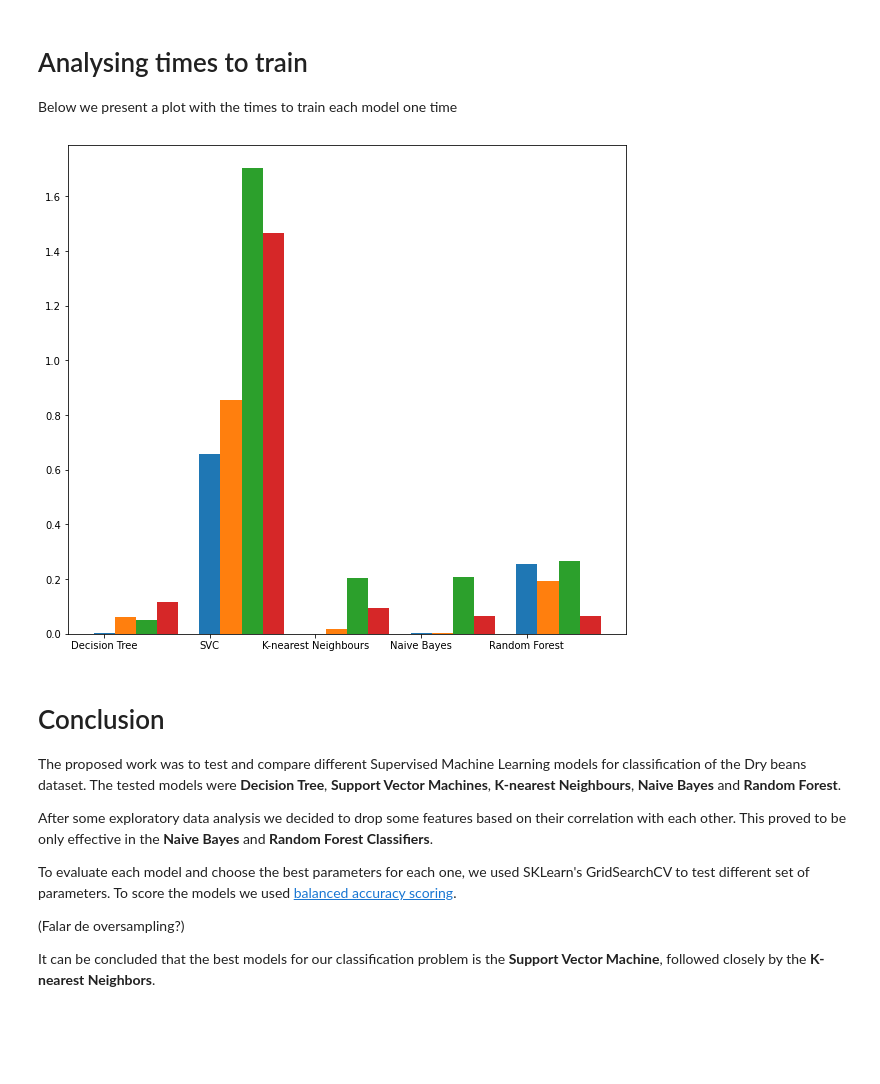
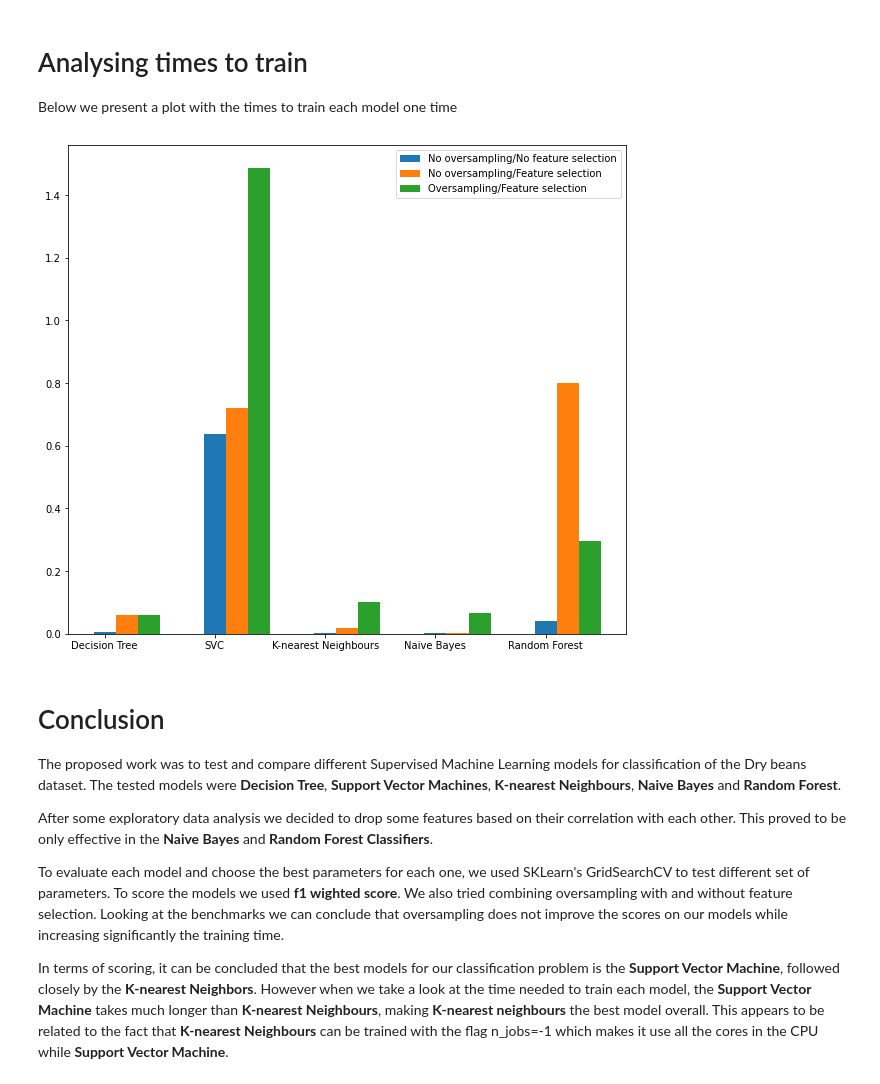
Before and after one commit to Educorreia932/FEUP-IART, a Jupyter notebook: src/notebook.ipynb, the cells around one changed output. Cells and saved outputs as stored; diff of their text form; code cells hidden in the pictures; blank space fills up the shorter version.

```diff
--- a/src/notebook.ipynb
+++ b/src/notebook.ipynb
@@ -569,47 +551,45 @@ times = {
     "Decision Tree" : [
         measure_time(original_bean_data, DecisionTreeClassifier(), dt_original.best_params_),
         measure_time(bean_data, DecisionTreeClassifier(), dt.best_params_),
-        measure_time(original_bean_data, DecisionTreeClassifier(), dt.best_params_, oversample=False), # TODO change
         measure_time(bean_data, DecisionTreeClassifier(), dt_os_fs.best_params_, oversample=True)
     ],
     "SVC" : [
         measure_time(original_bean_data, SVC(), svc_original.best_params_, scaler=StandardScaler()),
         measure_time(bean_data, SVC(), svc.best_params_, scaler=StandardScaler()),
-        measure_time(original_bean_data, SVC(), svc_os.best_params_, oversample=True, scaler=StandardScaler()),
         measure_time(bean_data, SVC(), svc_os_fs.best_params_, oversample=True, scaler=StandardScaler())
     ],
     "K-nearest Neighbours" : [
         measure_time(original_bean_data, neighbors.KNeighborsClassifier(), knn_original.best_params_, scaler=StandardScaler()),
         measure_time(bean_data, neighbors.KNeighborsClassifier(), knn.best_params_, scaler=StandardScaler()),
-        measure_time(original_bean_data, neighbors.KNeighborsClassifier(), knn_os.best_params_, oversample=True, scaler=StandardScaler()),
         measure_time(bean_data, neighbors.KNeighborsClassifier(), knn_os_fs.best_params_, oversample=True, scaler=StandardScaler())
     ],
     "Naive Bayes" : [
         measure_time(original_bean_data, GaussianNB(), nb_original.best_params_, scaler=StandardScaler()),
         measure_time(bean_data, GaussianNB(), nb.best_params_, scaler=StandardScaler()),
-        measure_time(original_bean_data, GaussianNB(), nb_os.best_params_, oversample=True, scaler=StandardScaler()),
         measure_time(bean_data, GaussianNB(), nb_os_fs.best_params_, oversample=True, scaler=StandardScaler())
     ],
     "Random Forest" : [
         measure_time(original_bean_data, RandomForestClassifier(), rfc_original.best_params_),
         measure_time(bean_data, RandomForestClassifier(), rfc.best_params_),
-        measure_time(original_bean_data, RandomForestClassifier(), rfc_os.best_params_, oversample=True),
         measure_time(bean_data, RandomForestClassifier(), rfc_os_fs.best_params_, oversample=True)
     ]
 }
+
+labels = ["No oversampling/No feature selection","No oversampling/Feature selection", "Oversampling/Feature selection"]
 
 ind = np.arange(5)
 
 plt.figure(figsize=(10,9))
 plt.bar(ind, [i[0] for i in times.values()], 0.2)
 ax = plt.bar(ind + 0.2, [i[1] for i in times.values()], 0.2)
 ax = plt.bar(ind + 0.4, [i[2] for i in times.values()], 0.2)
-ax = plt.bar(ind + 0.6, [i[3] for i in times.values()], 0.2)
 plt.xticks(ind, times.keys())
+plt.legend(labels,loc=1)
+
 # plt.ylim(0.7, 1)
 plt.show()
 # %% [output]
-[figure, old version]
+[figure, new version]
 # %% [markdown]
 # Conclusion
 
@@ -617,8 +597,6 @@ The proposed work was to test and compare different Supervised Machine Learning
 
 After some exploratory data analysis we decided to drop some features based on their correlation with each other. This proved to be only effective in the **Naive Bayes** and **Random Forest Classifiers**.
 
-To evaluate each model and choose the best parameters for each one, we used SKLearn's GridSearchCV to test different set of parameters. To score the models we used [balanced accuracy scoring](https://scikit-learn.org/stable/modules/model_evaluation.html#balanced-accuracy-score).
+To evaluate each model and choose the best parameters for each one, we used SKLearn's GridSearchCV to test different set of parameters. To score the models we used **f1 wighted score**. We also tried combining oversampling with and without feature selection. Looking at the benchmarks we can conclude that oversampling does not improve the scores on our models while increasing significantly the training time.
 
-(Falar de oversampling?)
-
-It can be concluded that the best models for our classification problem is the **Support Vector Machine**, followed closely by the **K-nearest Neighbors**.
+In terms of scoring, it can be concluded that the best models for our classification problem is the **Support Vector Machine**, followed closely by the **K-nearest Neighbors**. However when we take a look at the time needed to train each model, the **Support Vector Machine** takes much longer than **K-nearest Neighbours**, making **K-nearest neighbours** the best model overall. This appears to be related to the fact that **K-nearest Neighbours** can be trained with the flag n_jobs=-1 which makes it use all the cores in the CPU while **Support Vector Machine**.
```
Also changed, not shown: parts of 30 cells of this notebook.
